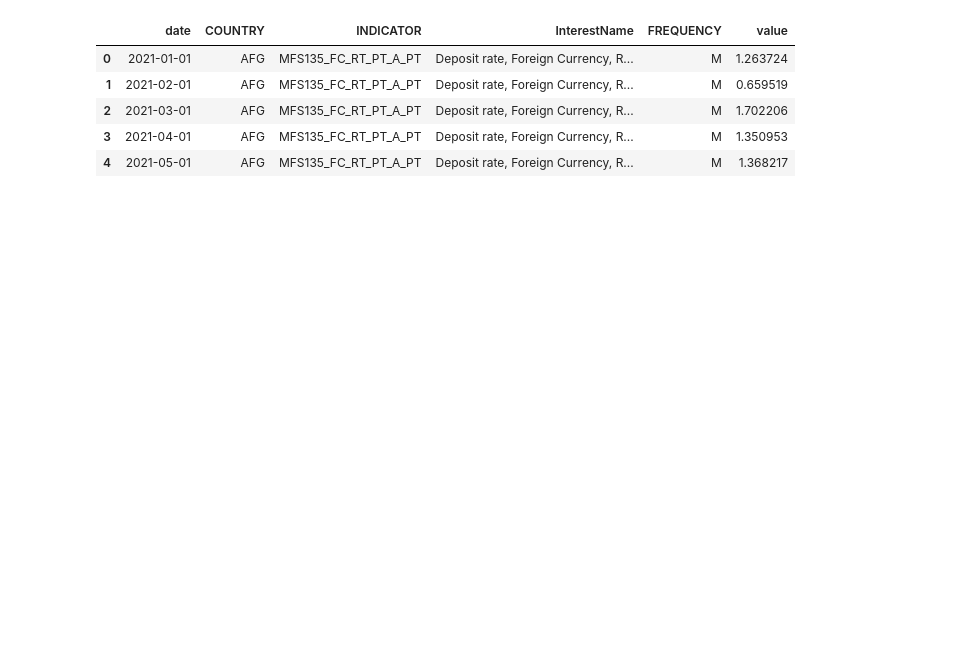
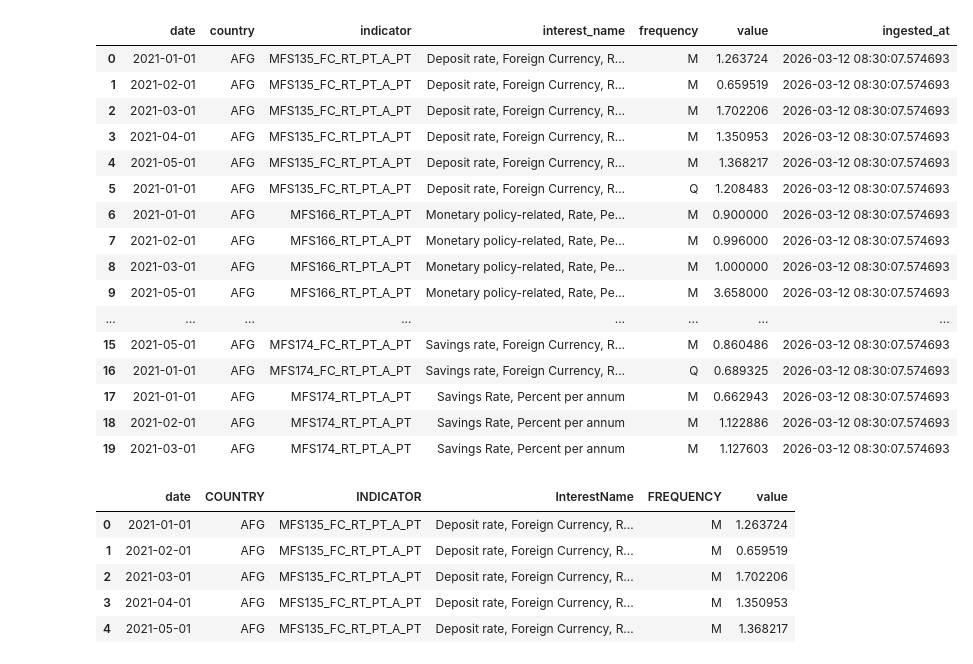
Before and after one commit to KonradSchumacher/DivAnalysisGNN, a Jupyter notebook: src/01_Ingestors/IMF_ingestor.ipynb, the cells around one changed output. Cells and saved outputs as stored; diff of their text form; code cells hidden in the pictures; blank space fills up the shorter version.

Commit message:
Updating DataHub class to insert results from GMD and IMF

```diff
--- a/src/01_Ingestors/IMF_ingestor.ipynb
+++ b/src/01_Ingestors/IMF_ingestor.ipynb
@@ -49,9 +49,8 @@ class IMFTransformer:
         df = sdmx.to_pandas(timeseries).reset_index()
         if isinstance(df, pd.DataFrame) and not df.empty:
             df["date"] = pd.to_datetime(df["TIME_PERIOD"].str.replace("-M", "-", regex=False), format="%Y-%m")
-            df['commodity_name'] = commodityname
-            df = df.rename(columns={"INDICATOR": "commodity_id"})
-            df = df[['date', 'commodity_id', 'commodity_name', 'value']]
+            df['CommodityName'] = commodityname
+            df = df[['date', 'INDICATOR', 'CommodityName','FREQUENCY', 'value']]
             return df
         return None
 
@@ -79,6 +78,7 @@ class IMFIngestor:
         df = df.merge(interest_lookup[["InterestId", "InterestName"]], left_on="INDICATOR", right_on="InterestId", how="left")
         return df[['date', 'COUNTRY', 'INDICATOR', 'InterestName', 'FREQUENCY', 'value']]
 # %%
-df = IMFIngestor().run_interest()
+dfi = IMFIngestor().run_interest()
+dfc = IMFIngestor().run_commodity()
 # %% [output]
 xml.Reader got no structure=… argument for StructureSpecificData
@@ -84,0 +101,6 @@ xml.Reader got no structure=… argument for StructureSpecificData
+# %%
+hub = DataHub()
+
+hub.insert_commodities(dfc)
+
+hub.preview_data("bronze_commodities", 20)
@@ -85 +126,23 @@ xml.Reader got no structure=… argument for StructureSpecificData
+# %%
+hub.insert_interest(dfi)
+
+hub.preview_data("bronze_interest", 20)
+# %% [output]
+|  | date | country | indicator | interest_name | frequency | value | ingested_at |
+| 0 | 2021-01-01 | AFG | MFS135_FC_RT_PT_A_PT | Deposit rate, Foreign Currency, R... | M | 1.263724 | 2026-03-12 08:30:07.574693 |
+| 1 | 2021-02-01 | AFG | MFS135_FC_RT_PT_A_PT | Deposit rate, Foreign Currency, R... | M | 0.659519 | 2026-03-12 08:30:07.574693 |
+| 2 | 2021-03-01 | AFG | MFS135_FC_RT_PT_A_PT | Deposit rate, Foreign Currency, R... | M | 1.702206 | 2026-03-12 08:30:07.574693 |
+| 3 | 2021-04-01 | AFG | MFS135_FC_RT_PT_A_PT | Deposit rate, Foreign Currency, R... | M | 1.350953 | 2026-03-12 08:30:07.574693 |
+| 4 | 2021-05-01 | AFG | MFS135_FC_RT_PT_A_PT | Deposit rate, Foreign Currency, R... | M | 1.368217 | 2026-03-12 08:30:07.574693 |
+| 5 | 2021-01-01 | AFG | MFS135_FC_RT_PT_A_PT | Deposit rate, Foreign Currency, R... | Q | 1.208483 | 2026-03-12 08:30:07.574693 |
+| 6 | 2021-01-01 | AFG | MFS166_RT_PT_A_PT | Monetary policy-related, Rate, Pe... | M | 0.900000 | 2026-03-12 08:30:07.574693 |
+| 7 | 2021-02-01 | AFG | MFS166_RT_PT_A_PT | Monetary policy-related, Rate, Pe... | M | 0.996000 | 2026-03-12 08:30:07.574693 |
+| 8 | 2021-03-01 | AFG | MFS166_RT_PT_A_PT | Monetary policy-related, Rate, Pe... | M | 1.000000 | 2026-03-12 08:30:07.574693 |
+| 9 | 2021-05-01 | AFG | MFS166_RT_PT_A_PT | Monetary policy-related, Rate, Pe... | M | 3.658000 | 2026-03-12 08:30:07.574693 |
+| ... | ... | ... | ... | ... | ... | ... | ... |
+| 15 | 2021-05-01 | AFG | MFS174_FC_RT_PT_A_PT | Savings rate, Foreign Currency, R... | M | 0.860486 | 2026-03-12 08:30:07.574693 |
+| 16 | 2021-01-01 | AFG | MFS174_FC_RT_PT_A_PT | Savings rate, Foreign Currency, R... | Q | 0.689325 | 2026-03-12 08:30:07.574693 |
+| 17 | 2021-01-01 | AFG | MFS174_RT_PT_A_PT | Savings Rate, Percent per annum | M | 0.662943 | 2026-03-12 08:30:07.574693 |
+| 18 | 2021-02-01 | AFG | MFS174_RT_PT_A_PT | Savings Rate, Percent per annum | M | 1.122886 | 2026-03-12 08:30:07.574693 |
+| 19 | 2021-03-01 | AFG | MFS174_RT_PT_A_PT | Savings Rate, Percent per annum | M | 1.127603 | 2026-03-12 08:30:07.574693 |
 # %%
```
Also changed, not shown: parts of 6 cells of this notebook, 3 other files.
